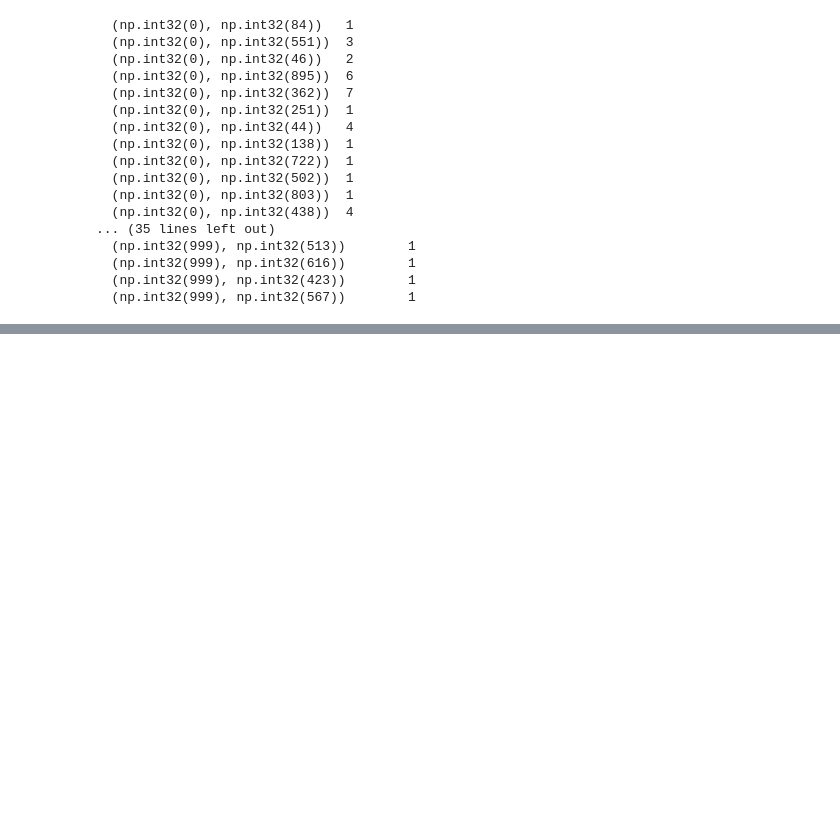
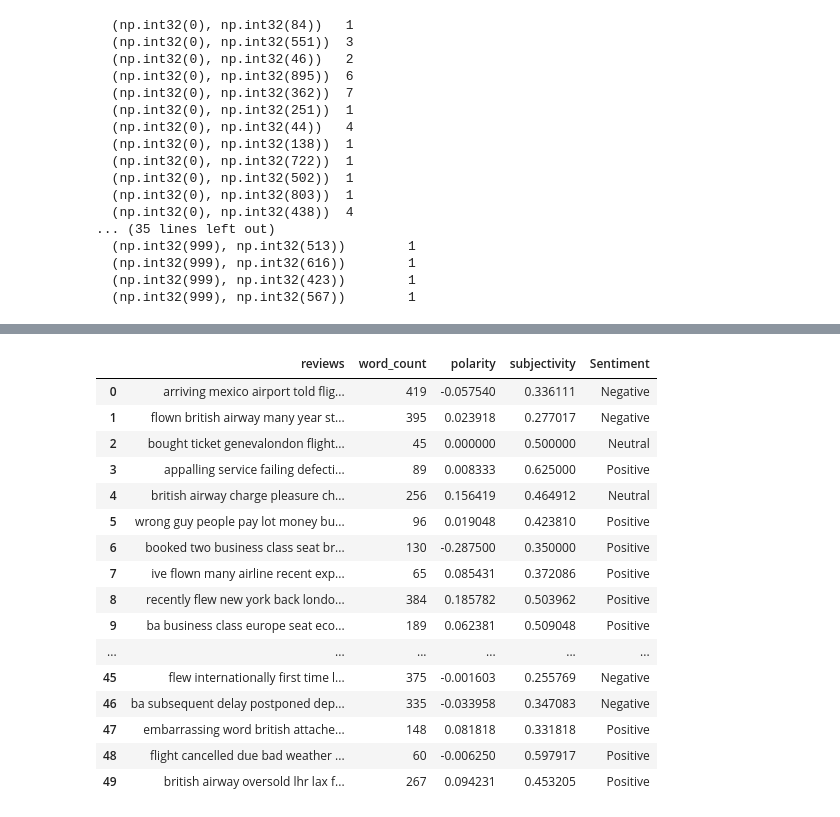
Before and after one commit to DarffourJoshua/forageAnalysis, a Jupyter notebook: getting_started.ipynb, the cells around one changed output, grey strips where cells are left out. Saved outputs shown, nothing was run; the diff lists cells and outputs as text; code cells hidden in the pictures; blank space fills up the shorter version.

```diff
--- a/getting_started.ipynb
+++ b/getting_started.ipynb
@@ -345,0 +384,20 @@ df.head()
+# %%
+df.head(50)
+# %% [output]
+|  | reviews | word_count | polarity | subjectivity | Sentiment |
+| 0 | arriving mexico airport told flig... | 419 | -0.057540 | 0.336111 | Negative |
+| 1 | flown british airway many year st... | 395 | 0.023918 | 0.277017 | Negative |
+| 2 | bought ticket genevalondon flight... | 45 | 0.000000 | 0.500000 | Neutral |
+| 3 | appalling service failing defecti... | 89 | 0.008333 | 0.625000 | Positive |
+| 4 | british airway charge pleasure ch... | 256 | 0.156419 | 0.464912 | Neutral |
+| 5 | wrong guy people pay lot money bu... | 96 | 0.019048 | 0.423810 | Positive |
+| 6 | booked two business class seat br... | 130 | -0.287500 | 0.350000 | Positive |
+| 7 | ive flown many airline recent exp... | 65 | 0.085431 | 0.372086 | Positive |
+| 8 | recently flew new york back londo... | 384 | 0.185782 | 0.503962 | Positive |
+| 9 | ba business class europe seat eco... | 189 | 0.062381 | 0.509048 | Positive |
+| ... | ... | ... | ... | ... | ... |
+| 45 | flew internationally first time l... | 375 | -0.001603 | 0.255769 | Negative |
+| 46 | ba subsequent delay postponed dep... | 335 | -0.033958 | 0.347083 | Negative |
+| 47 | embarrassing word british attache... | 148 | 0.081818 | 0.331818 | Positive |
+| 48 | flight cancelled due bad weather ... | 60 | -0.006250 | 0.597917 | Positive |
+| 49 | british airway oversold lhr lax f... | 267 | 0.094231 | 0.453205 | Positive |
```
Also changed, not shown: parts of 16 cells of this notebook, 1 other file.
